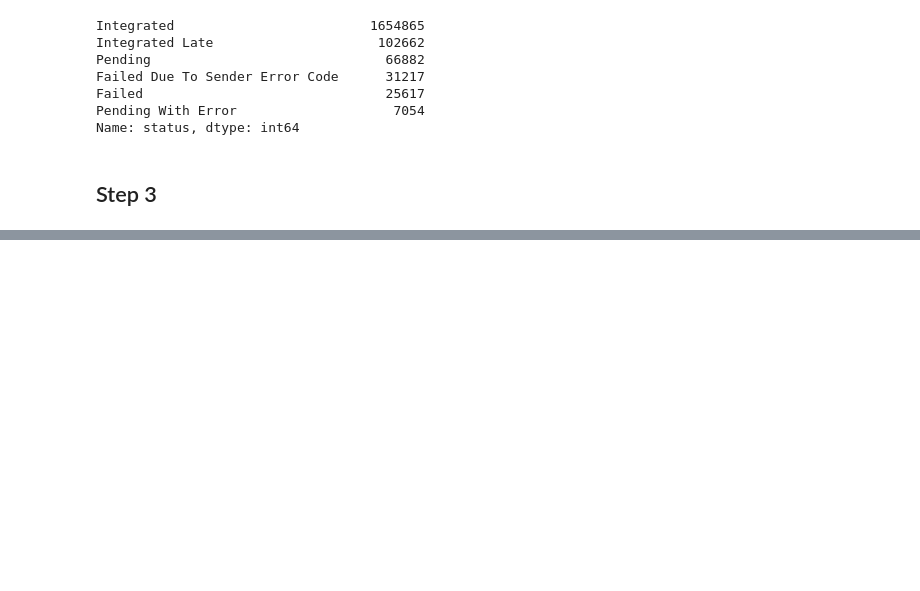
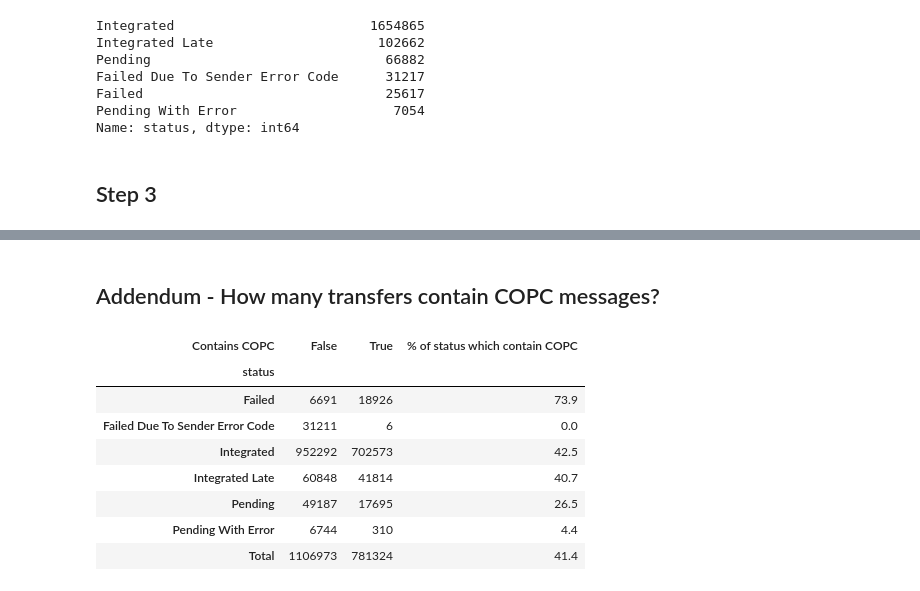
Before and after one commit to nhsconnect/prm-gp2gp-data-sandbox, a Jupyter notebook: notebooks/41-PRMT-2124-reclassify-missing-request-completed.ipynb, the cells around one changed output, grey strips where cells are left out. Saved outputs shown, nothing was run; the diff lists cells and outputs as text; code cells hidden in the pictures; blank space fills up the shorter version.

```diff
--- a/notebooks/41-PRMT-2124-reclassify-missing-request-completed.ipynb
+++ b/notebooks/41-PRMT-2124-reclassify-missing-request-completed.ipynb
@@ -484,0 +527,18 @@ transfers_with_message_list_and_new_status
+# %% [markdown]
+## Addendum - How many transfers contain COPC messages?
+# %%
+transfers_with_time_messages['Contains COPC']=transfers_with_time_messages['messages'].apply(lambda messages: True in [message[1]=='COPC' for message in messages])
+COPC_table=transfers_with_time_messages.pivot_table(index='status',columns='Contains COPC',values='conversation_id',aggfunc='count').astype(int)
+COPC_table.loc['Total']=COPC_table.sum()
+COPC_table['% of status which contain COPC']=(COPC_table[True]/COPC_table.sum(axis=1)).multiply(100).round(1)
+COPC_table
+# %% [output]
+| Contains COPC | False | True | % of status which contain COPC |
+| status |  |  |  |
+| Failed | 6691 | 18926 | 73.9 |
+| Failed Due To Sender Error Code | 31211 | 6 | 0.0 |
+| Integrated | 952292 | 702573 | 42.5 |
+| Integrated Late | 60848 | 41814 | 40.7 |
+| Pending | 49187 | 17695 | 26.5 |
+| Pending With Error | 6744 | 310 | 4.4 |
+| Total | 1106973 | 781324 | 41.4 |
```
Also changed, not shown: parts of 7 cells of this notebook.
